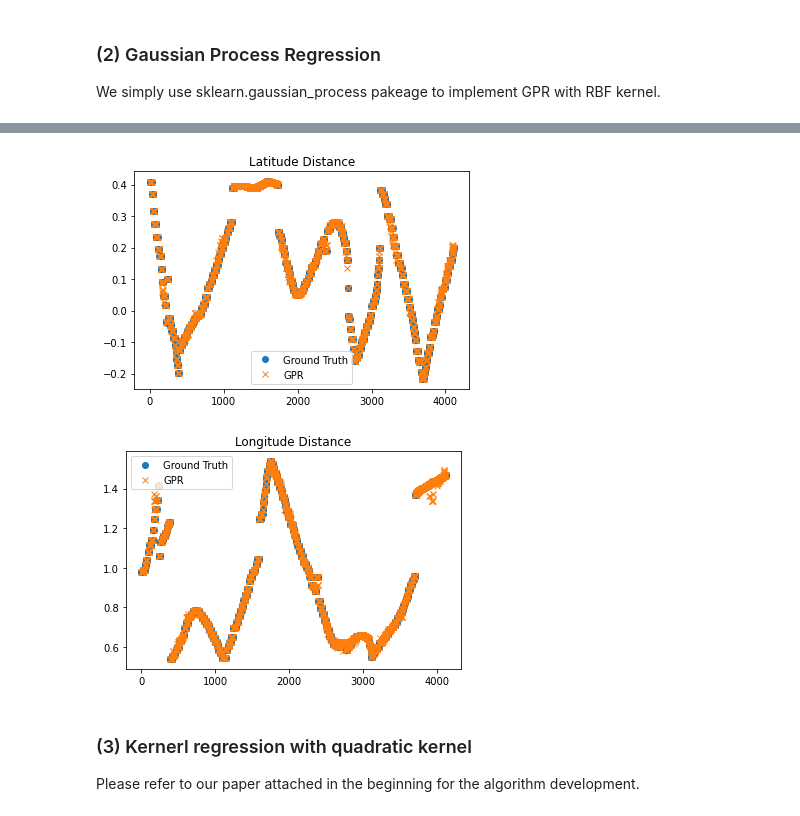
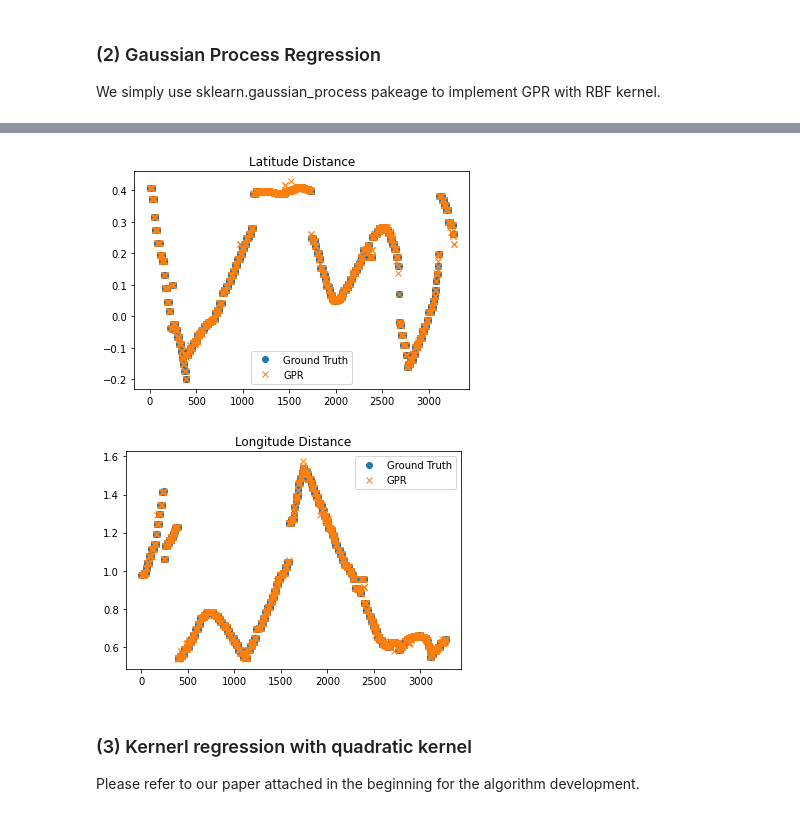
Before and after one commit to ZYblend/Compare-Regression-methods-for-Coordinator-Transformation-Learning, a Jupyter notebook: Comparison_GPR_Qaudratic_Neural.ipynb, the cells around one changed output, grey strips where cells are left out. Saved outputs shown, nothing was run; the diff lists cells and outputs as text; code cells hidden in the pictures.

```diff
--- a/Comparison_GPR_Qaudratic_Neural.ipynb
+++ b/Comparison_GPR_Qaudratic_Neural.ipynb
@@ -126,6 +123,6 @@ c:\python38\lib\site-packages\numpy\.libs\libopenblas.NOIJJG62EMASZI6NYURL6JBKM4
 [figure]
 # %%
-# Prepare training dataset
+# Prepare dataset
 X = np.array([a_norm[:], b_norm[:]])
 X = X.reshape(X.shape[0:2])
 y_lat = delta_lat_norm
@@ -133,6 +130,17 @@ y_lon = delta_lon_norm
 y = np.array([y_lat[:], y_lon[:]])
 y = y.reshape(y.shape[0:2]).T
 
-print(X[:,mask].shape)
-print(y[mask,:].shape)
+# train dataset
+X_train = X[:,:6000]
+ylat_train = y_lat[:6000]
+ylon_train = y_lon[:6000]
+y_train = y[:6000,:]
+print(X_train.shape)
+print(y_train.shape)
+
+# test dataset
+X_test = X[:,6000:]
+y_test = y[6000:,:]
+print(X_test.shape)
+print(y_test.shape)
 # %% [output]
@@ -141,3 +151,8 @@ print(y[mask,:].shape)
+# %%
+# clearn training and testing part
+# when test, only use clean parts
+mask_train = mask[:6000]
+mask_test = mask[6000:]
 # %% [markdown]
 ### (2) Gaussian Process Regression
 We simply use sklearn.gaussian_process pakeage to implement GPR with RBF kernel.
@@ -150,14 +165,14 @@ tic()
 #kernel1 = DotProduct() + WhiteKernel()
 #kernel2 = ConstantKernel(constant_value=1.0, constant_value_bounds=(0.0, 10.0)) * RBF(length_scale=0.5, length_scale_bounds=(0.0, 10.0)) + RBF(length_scale=2.0, length_scale_bounds=(0.0, 10.0))
 kernel = RBF(length_scale=1)
-gpr_lat = GaussianProcessRegressor(kernel=kernel,random_state=0).fit(X[:,mask].T, y_lat[mask])
-gpr_lon = GaussianProcessRegressor(kernel=kernel,random_state=0).fit(X[:,mask].T, y_lon[mask])
+gpr_lat = GaussianProcessRegressor(kernel=kernel,random_state=0).fit(X_train.T, ylat_train)
+gpr_lon = GaussianProcessRegressor(kernel=kernel,random_state=0).fit(X_train.T, ylon_train)
 
-gpr_lat.score(X[:,mask].T, y_lat[mask])
-gpr_lon.score(X[:,mask].T, y_lon[mask])
+#gpr_lat.score(X[:,mask].T, y_lat[mask])
+#gpr_lon.score(X[:,mask].T, y_lon[mask])
 
-gpr_lat.predict(X[:,mask].T, return_std=True)
-gpr_lon.predict(X[:,mask].T, return_std=True)
+#gpr_lat.predict(X[:,mask].T, return_std=True)
+#gpr_lon.predict(X[:,mask].T, return_std=True)
 elapsed = toc()
 print('Elapsed time:',elapsed)
 # %% [output]
@@ -165,22 +180,22 @@ Elapsed time: 30.9040399
 # %%
 # plotting for GPR Result on Training dataset
-lat_gpr_mean, lat_gpr_std = gpr_lat.predict(X[:,mask].T, return_std=True)
-plt.plot(y_lat[mask],'o',label='Ground Truth')
+lat_gpr_mean, lat_gpr_std = gpr_lat.predict(X_train[:,mask_train].T, return_std=True)
+plt.plot(ylat_train[mask_train],'o',label='Ground Truth')
 plt.plot(lat_gpr_mean,'x',label='GPR')
 plt.title('Latitude Distance')
 plt.legend()
 plt.show()
 # %% [output]
-[figure, old version]
+[figure, new version]
 # %%
-long_gpr_mean,long_gpr_std= gpr_lon.predict(X[:,mask].T, return_std=True)
-plt.plot(y_lon[mask],'o',label='Ground Truth')
+long_gpr_mean,long_gpr_std= gpr_lon.predict(X_train[:,mask_train].T, return_std=True)
+plt.plot(ylon_train[mask_train],'o',label='Ground Truth')
 plt.plot(long_gpr_mean,'x',label='GPR')
 plt.title('Longitude Distance')
 plt.legend()
 plt.show()
 # %% [output]
-[figure, old version]
+[figure, new version]
 # %% [markdown]
 ### (3) Kernerl regression with quadratic kernel
 Please refer to our paper attached in the beginning for the algorithm development.
```
Also changed, not shown: parts of 14 cells of this notebook.
